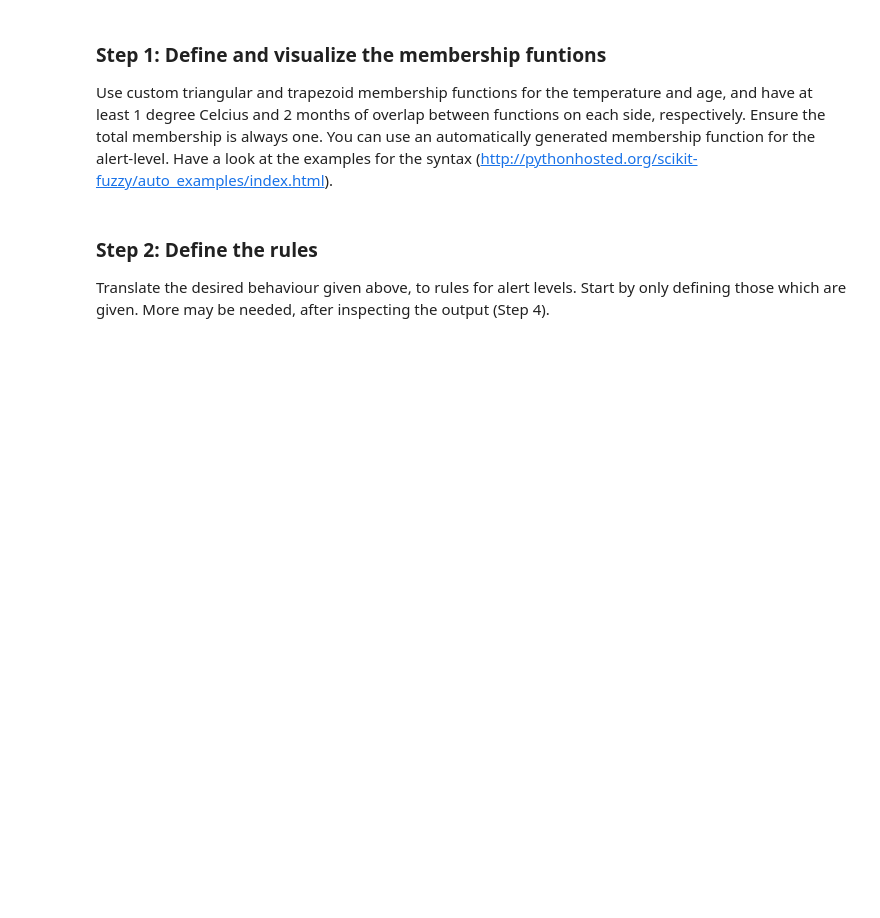
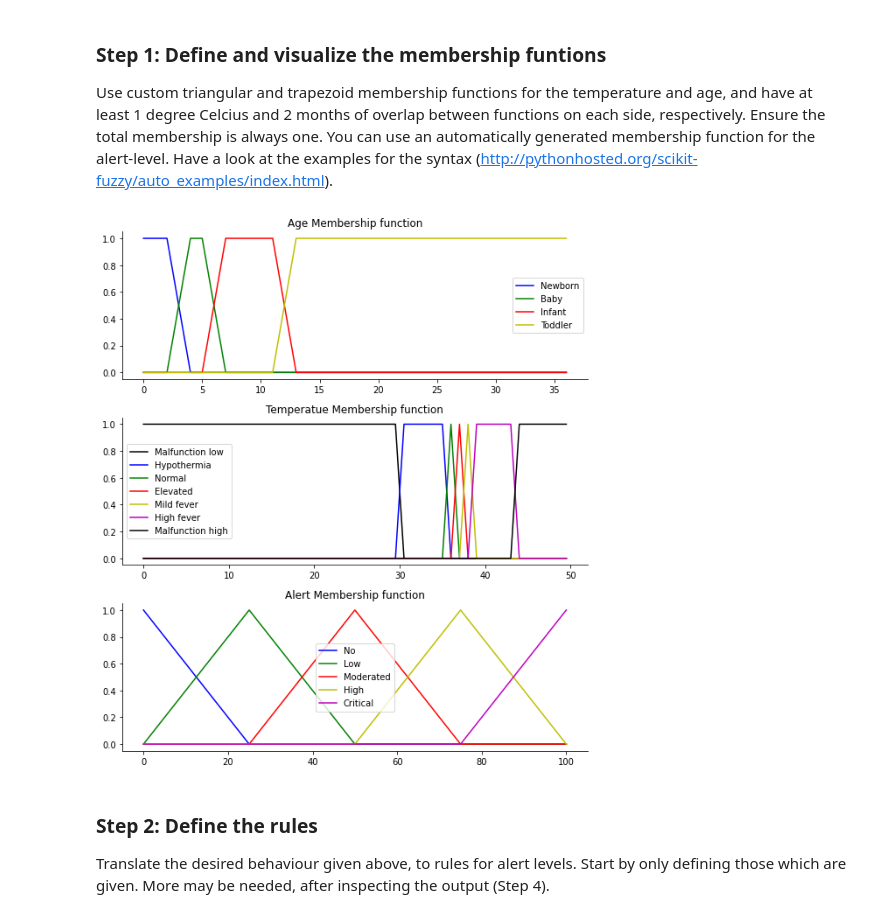
Before and after one commit to Aneruth/Clinical-Decision-Support-System, a Jupyter notebook: WPO2/WPO2_student.ipynb, the cells around one changed output. Cells and saved outputs as stored; diff of their text form; code cells hidden in the pictures; blank space fills up the shorter version.

```diff
--- a/WPO2/WPO2_student.ipynb
+++ b/WPO2/WPO2_student.ipynb
@@ -75,3 +137,44 @@ Use custom triangular and trapezoid membership functions for the temperature and
+# %%
+# Visualize these universes and membership functions
+fig, (ax0, ax1, ax2) = plt.subplots(nrows=3, figsize=(8, 9))
+
+ax0.plot(age, age_new, 'b', linewidth=1.5, label='Newborn')
+ax0.plot(age, age_baby, 'g', linewidth=1.5, label='Baby')
+ax0.plot(age, age_infant, 'r', linewidth=1.5, label='Infant')
+ax0.plot(age, age_todd, 'y', linewidth=1.5, label='Toddler')
+ax0.set_title('Age Membership function')
+ax0.legend()
+
+ax1.plot(temperature, tem_malfunct_low, 'k', linewidth=1.5, label='Malfunction low')
+ax1.plot(temperature, tem_hypo, 'b', linewidth=1.5, label='Hypothermia')
+ax1.plot(temperature, tem_norm, 'g', linewidth=1.5, label='Normal')
+ax1.plot(temperature, tem_ele, 'r', linewidth=1.5, label='Elevated')
+ax1.plot(temperature, tem_mild, 'y', linewidth=1.5, label='Mild fever')
+ax1.plot(temperature, tem_high, 'm', linewidth=1.5, label='High fever')
+ax1.plot(temperature, tem_malfunct_high, 'k', linewidth=1.5, label='Malfunction high')
+ax1.set_title('Temperatue Membership function')
+ax1.legend()
+
+
+
+ax2.plot(alert, alert_no, 'b', linewidth=1.5, label='No')
+ax2.plot(alert, alert_low, 'g', linewidth=1.5, label='Low')
+ax2.plot(alert, alert_mod, 'r', linewidth=1.5, label='Moderated')
+ax2.plot(alert, alert_high, 'y', linewidth=1.5, label='High')
+ax2.plot(alert, alert_critical, 'm', linewidth=1.5, label='Critical')
+ax2.set_title('Alert Membership function')
+ax2.legend()
+
+# Turn off top/right axes
+for ax in (ax0, ax1, ax2):
+    ax.spines['top'].set_visible(False)
+    ax.spines['right'].set_visible(False)
+    ax.get_xaxis().tick_bottom()
+    ax.get_yaxis().tick_left()
+
+plt.tight_layout()
+# %% [output]
+[figure, added]
 # %% [markdown]
 ### Step 2: Define the rules
 Translate the desired behaviour given above, to rules for alert levels. Start by only defining those which are given. More may be needed, after inspecting the output (Step 4).
```
Also changed, not shown: parts of 26 cells of this notebook, 5 other files.
